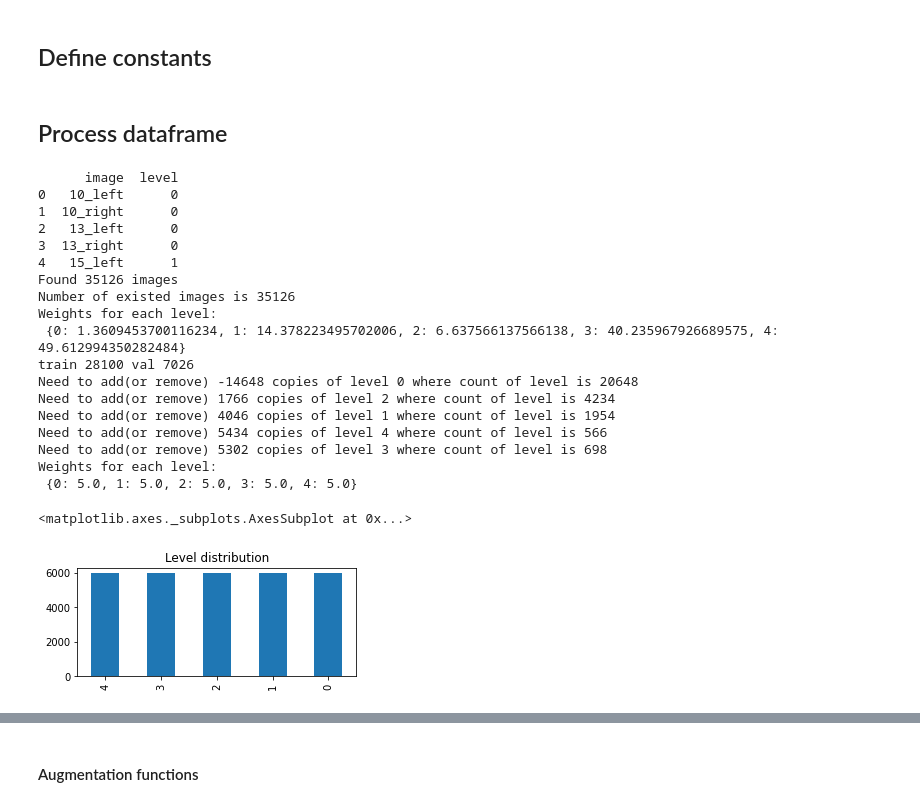
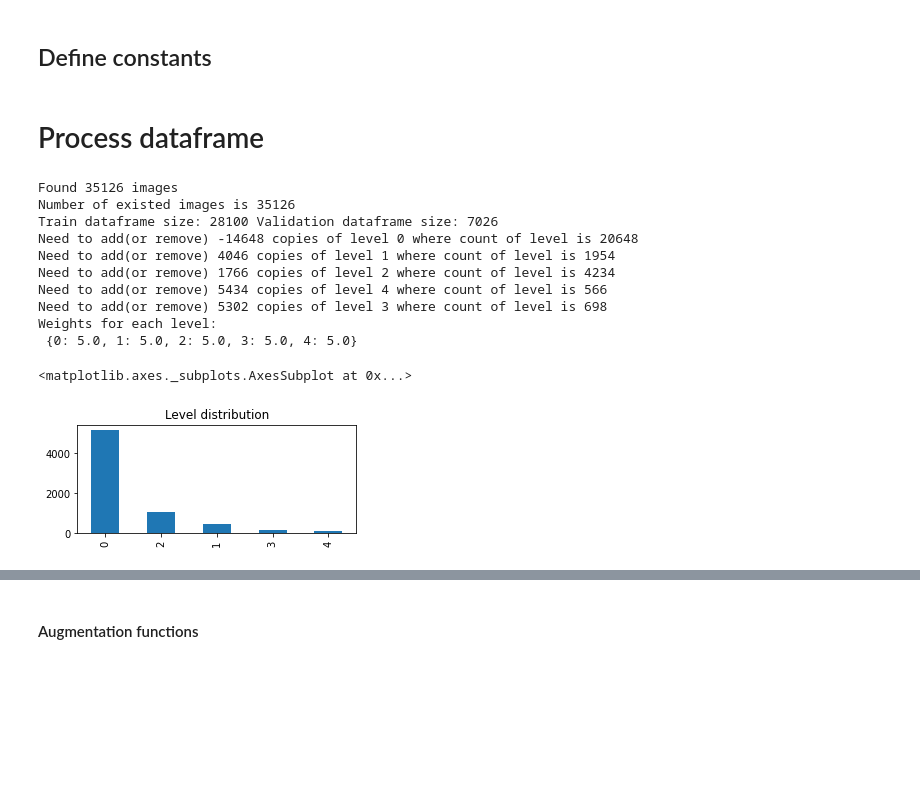
Before and after one commit to tokarchyn/diabetic-retinopathy-thesis, a Jupyter notebook: diabetic_retinopathy_ml.ipynb, the cells around one changed output, grey strips where cells are left out. Saved outputs shown, nothing was run; the diff lists cells and outputs as text; code cells hidden in the pictures; blank space fills up the shorter version.

```diff
--- a/diabetic_retinopathy_ml.ipynb
+++ b/diabetic_retinopathy_ml.ipynb
@@ -53,7 +63,7 @@ PROJECT_DIR = 'drive/My Drive/diabetic-retinopathy-thesis'
 BASE_IMAGE_DIR = os.path.join(PROJECT_DIR, 'train_processed')
 TRAIN_LABELS_PATH = os.path.join(PROJECT_DIR, 'trainLabels.csv')
 # %% [markdown]
-## Process dataframe
+# Process dataframe
 # %%
 def load_df():
   df = pd.read_csv(TRAIN_LABELS_PATH)
@@ -175,27 +180,21 @@ def prepare_data():
   weights = calc_weights(train_df)
 
   return train_df, val_df, weights
+# %%
+train_df, val_df, weights = prepare_data()
+# %% [output]
+Found 35126 images
+Number of existed images is 35126
+Train dataframe size: 28100 Validation dataframe size: 7026
+Need to add(or remove) -14648 copies of level 0 where count of level is 20648
+Need to add(or remove) 4046 copies of level 1 where count of level is 1954
+Need to add(or remove) 1766 copies of level 2 where count of level is 4234
+Need to add(or remove) 5434 copies of level 4 where count of level is 566
+Need to add(or remove) 5302 copies of level 3 where count of level is 698
+Weights for each level:
+ {0: 5.0, 1: 5.0, 2: 5.0, 3: 5.0, 4: 5.0}
 # %%
-train_df, val_df, weights = prepare_data()
-train_df['level'].value_counts().plot(kind='bar', figsize=(5,2), title='Level distribution')
+val_df['level'].value_counts().plot(kind='bar', figsize=(5,2), title='Level distribution')
 # %% [output]
-      image  level
-0   10_left      0
-1  10_right      0
-2   13_left      0
-3  13_right      0
-4   15_left      1
-Found 35126 images
-Number of existed images is 35126
-Weights for each level:
- {0: 1.3609453700116234, 1: 14.378223495702006, 2: 6.637566137566138, 3: 40.235967926689575, 4: 49.612994350282484}
-train 28100 val 7026
-Need to add(or remove) -14648 copies of level 0 where count of level is 20648
-Need to add(or remove) 1766 copies of level 2 where count of level is 4234
-Need to add(or remove) 4046 copies of level 1 where count of level is 1954
-Need to add(or remove) 5434 copies of level 4 where count of level is 566
-Need to add(or remove) 5302 copies of level 3 where count of level is 698
-Weights for each level:
- {0: 5.0, 1: 5.0, 2: 5.0, 3: 5.0, 4: 5.0}
+<matplotlib.axes._subplots.AxesSubplot at 0x...>
-<matplotlib.axes._subplots.AxesSubplot at 0x...>
-[figure, old version]
+[figure, new version]
```
Also changed, not shown: parts of 54 cells of this notebook.
